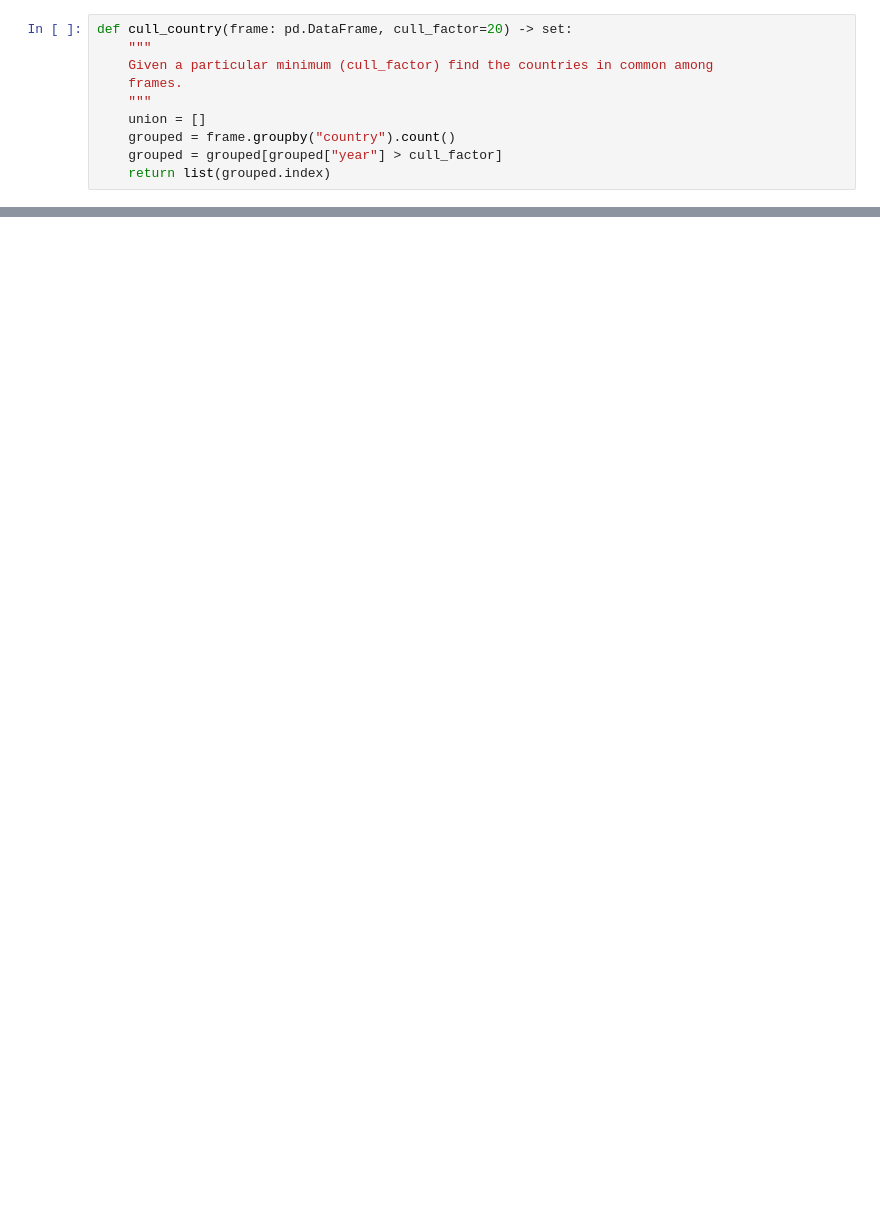
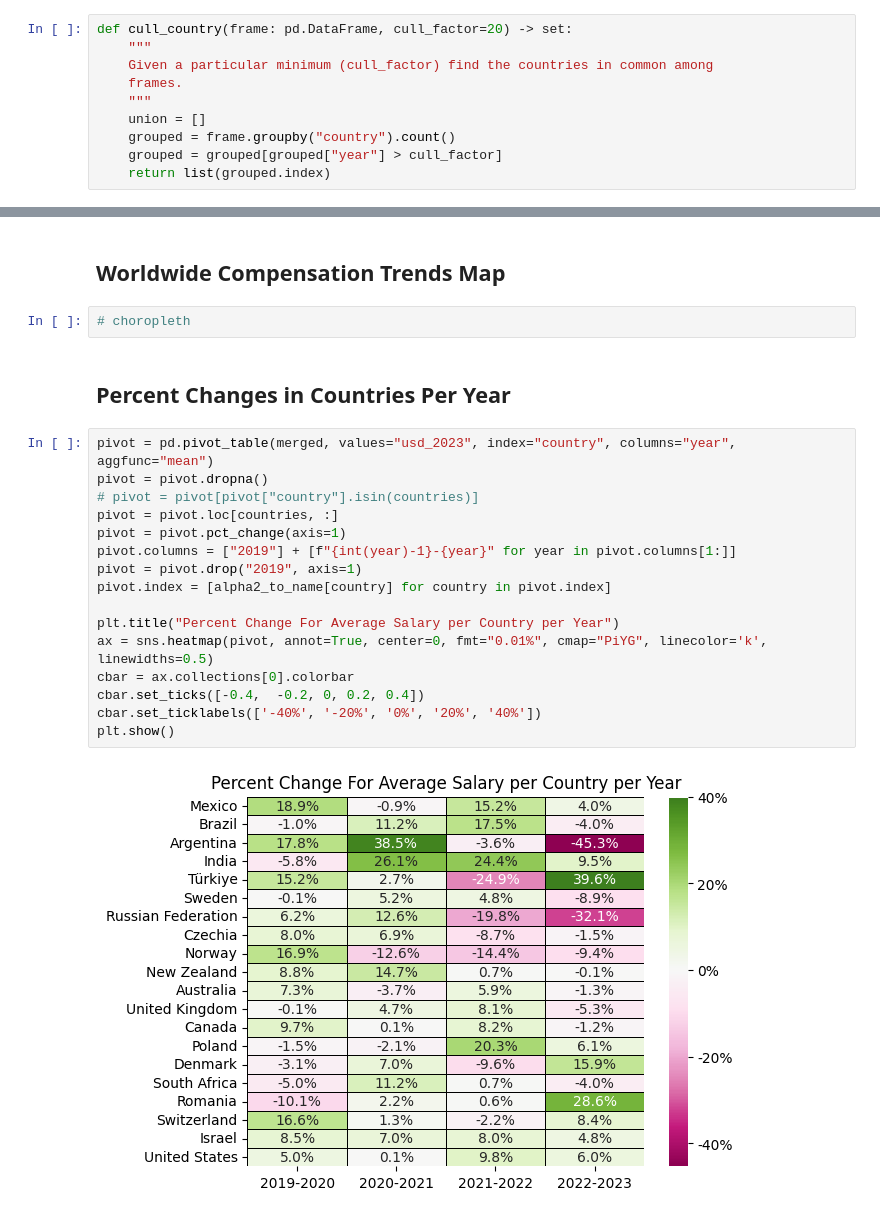
Before and after one commit to lmg1404/data_professionals_analysis, a Jupyter notebook: analysis.ipynb, the cells around one changed output, grey strips where cells are left out. Cells and saved outputs as stored; diff of their text form; blank space fills up the shorter version.

```diff
--- a/analysis.ipynb
+++ b/analysis.ipynb
@@ -687,0 +322,24 @@ plt.show()
+# %% [markdown]
+## Worldwide Compensation Trends Map
+# %%
+# choropleth
+# %% [markdown]
+## Percent Changes in Countries Per Year
+# %%
+pivot = pd.pivot_table(merged, values="usd_2023", index="country", columns="year", aggfunc="mean")
+pivot = pivot.dropna()
+# pivot = pivot[pivot["country"].isin(countries)]
+pivot = pivot.loc[countries, :]
+pivot = pivot.pct_change(axis=1)
+pivot.columns = ["2019"] + [f"{int(year)-1}-{year}" for year in pivot.columns[1:]]
+pivot = pivot.drop("2019", axis=1)
+pivot.index = [alpha2_to_name[country] for country in pivot.index]
+
+plt.title("Percent Change For Average Salary per Country per Year")
+ax = sns.heatmap(pivot, annot=True, center=0, fmt="0.01%", cmap="PiYG", linecolor='k', linewidths=0.5)
+cbar = ax.collections[0].colorbar
+cbar.set_ticks([-0.4,  -0.2, 0, 0.2, 0.4])
+cbar.set_ticklabels(['-40%', '-20%', '0%', '20%', '40%'])
+plt.show()
+# %% [output]
+[figure, added]
```
Also changed, not shown: parts of 116 cells of this notebook, 8 other files.
